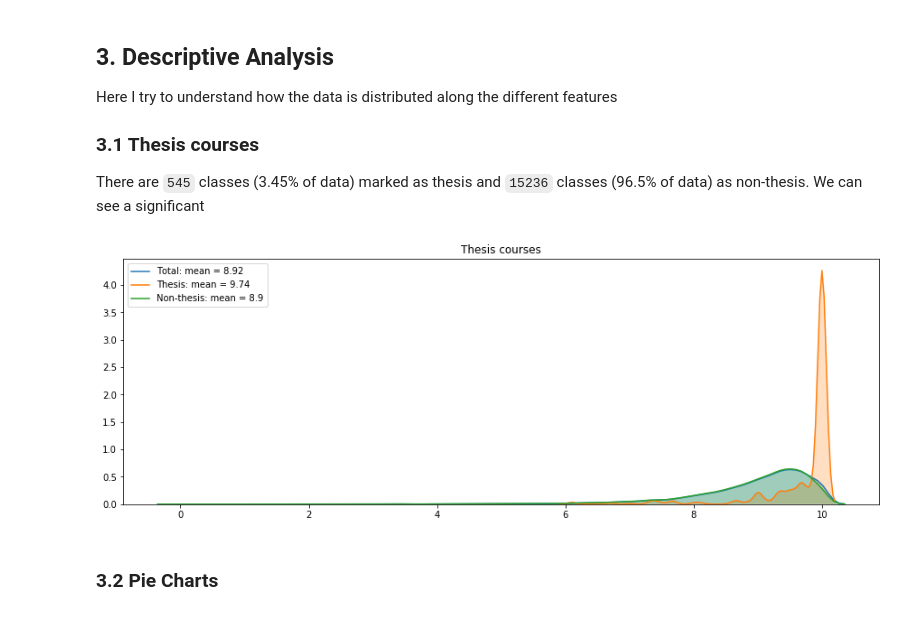
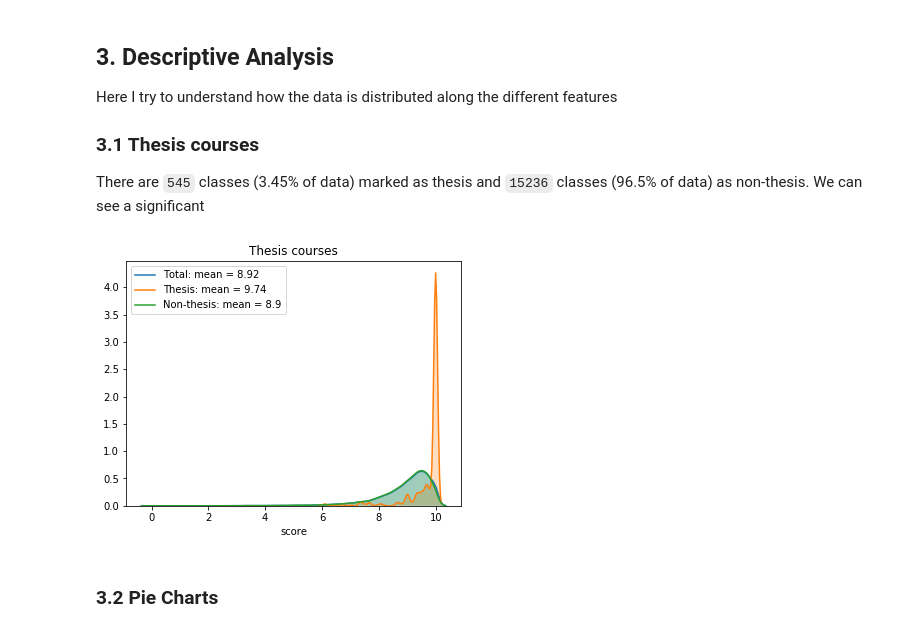
Before and after one commit to luissedas/da-project, a Jupyter notebook: DA-FinalProject.ipynb, the cells around one changed output. Cells and saved outputs as stored; diff of their text form; code cells hidden in the pictures.

```diff
--- a/DA-FinalProject.ipynb
+++ b/DA-FinalProject.ipynb
@@ -45,14 +45,15 @@ Here I try to understand how the data is distributed along the different feature
 ### 3.1 Thesis courses
 There are `545` classes (3.45% of data) marked as thesis and `15236` classes (96.5% of data) as non-thesis. We can see a significant
 # %%
-plt.figure(figsize=(15,5))
+plt.figure(figsize=(6,4.5))
 sns.kdeplot(data.score, label = 'Total: mean = ' + str(round(data.score.mean(),2)), shade=True)
 sns.kdeplot(data[data.thesis == 1].score, label = 'Thesis: mean = ' + str(round(data[data.thesis==1].score.mean(),2)), shade=True)
 sns.kdeplot(data[data.thesis != 1].score, label = 'Non-thesis: mean = ' + str(round(data[data.thesis!=1].score.mean(),2)), shade=True)
 plt.title('Thesis courses')
-plt.show()
+plt.xlabel('score')
+plt.savefig('images/thesis.png')
 # %% [output]
-[figure, old version]
+[figure, new version]
 # %%
 data_thesis = data[data.thesis == 1].reset_index(drop=True)
 data_complete = data.copy()
```
Also changed, not shown: parts of 89 cells of this notebook.
